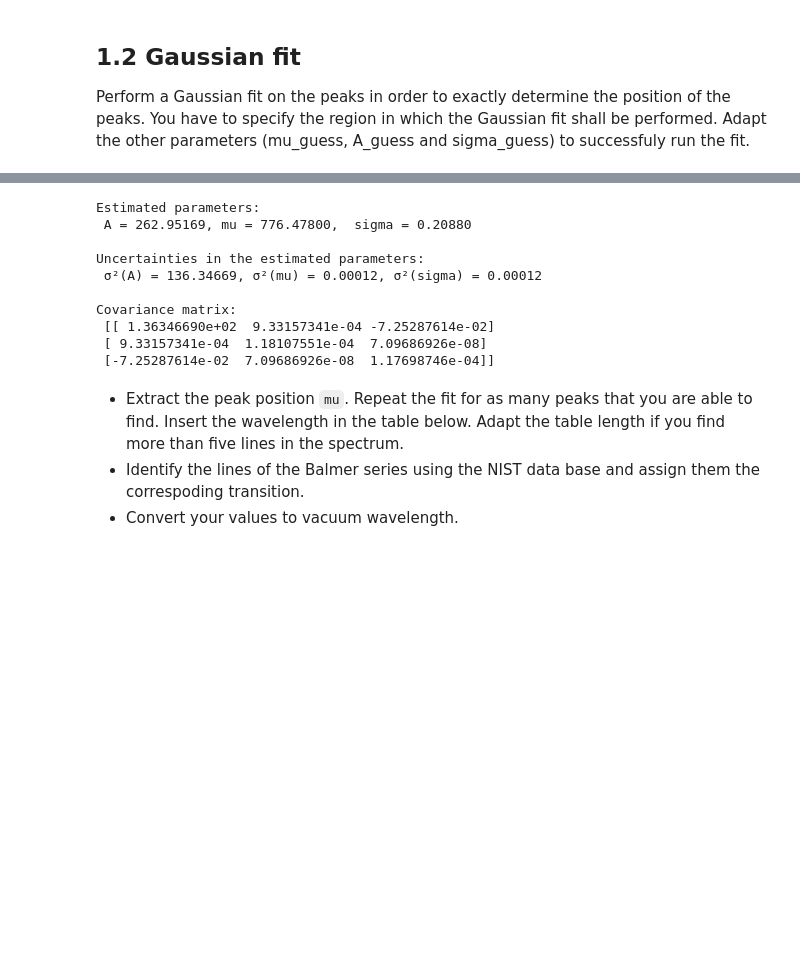
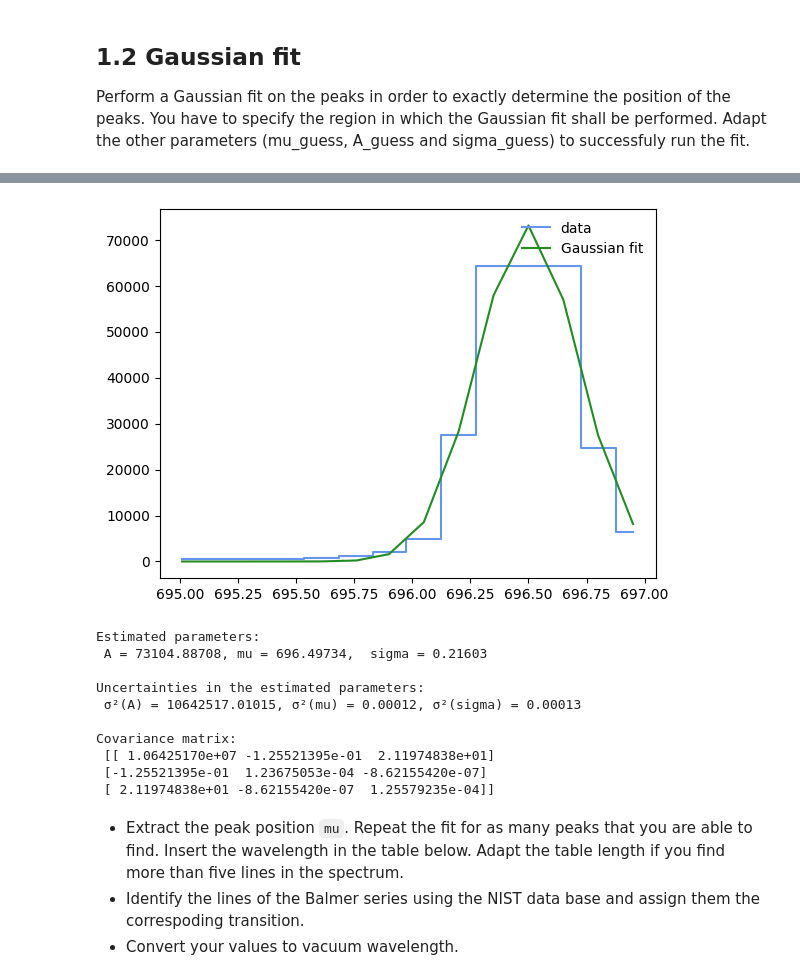
Before and after one commit to RSvegin/Atomic-Spectroscopy-FYSB24, a Jupyter notebook: Atomic Spectroscopy_FYSB24.ipynb, the cells around one changed output, grey strips where cells are left out. Saved outputs shown, nothing was run; the diff lists cells and outputs as text; code cells hidden in the pictures; blank space fills up the shorter version.

```diff
--- a/Atomic Spectroscopy_FYSB24.ipynb
+++ b/Atomic Spectroscopy_FYSB24.ipynb
@@ -84,9 +83,9 @@ Perform a Gaussian fit on the peaks in order to exactly determine the position o
 # %%
 peak1 = fittingFunctions.perform_Gaussian_fit(x=wavelength,
                                               y=counts,
-                                              region_start=750,   # bins where to start fitting
-                                              region_stop=800, # bins where to stop fitting
-                                              mu_guess=780,       # guess for the position of peak centroid
-                                              A_guess=450,       # guess for the amplitude of the peak
-                                              sigma_guess=10)      # guess for the sigma
+                                              region_start=695,   # bins where to start fitting
+                                              region_stop=697, # bins where to stop fitting
+                                              mu_guess=696,       # guess for the position of peak centroid
+                                              A_guess=70000,       # guess for the amplitude of the peak
+                                              sigma_guess=1)      # guess for the sigma
 # %% [output]
@@ -95,13 +92,14 @@ peak1 = fittingFunctions.perform_Gaussian_fit(x=wavelength,
+[figure, added]
 Estimated parameters:
- A = 262.95169, mu = 776.47800,  sigma = 0.20880
+ A = 73104.88708, mu = 696.49734,  sigma = 0.21603
 
 Uncertainties in the estimated parameters:
- σ²(A) = 136.34669, σ²(mu) = 0.00012, σ²(sigma) = 0.00012
+ σ²(A) = 10642517.01015, σ²(mu) = 0.00012, σ²(sigma) = 0.00013
 
 Covariance matrix:
- [[ 1.36346690e+02  9.33157341e-04 -7.25287614e-02]
- [ 9.33157341e-04  1.18107551e-04  7.09686926e-08]
- [-7.25287614e-02  7.09686926e-08  1.17698746e-04]]
+ [[ 1.06425170e+07 -1.25521395e-01  2.11974838e+01]
+ [-1.25521395e-01  1.23675053e-04 -8.62155420e-07]
+ [ 2.11974838e+01 -8.62155420e-07  1.25579235e-04]]
 # %% [markdown]
   * Extract the peak position `mu`. Repeat the fit for as many peaks that you are able to find. Insert the wavelength in the table below. Adapt the table length if you find more than five lines in the spectrum.  <br>
   *  Identify the lines of the Balmer series using the NIST data base and assign them the correspoding transition. <br>
```
Also changed, not shown: parts of 17 cells of this notebook, 4 other files.
